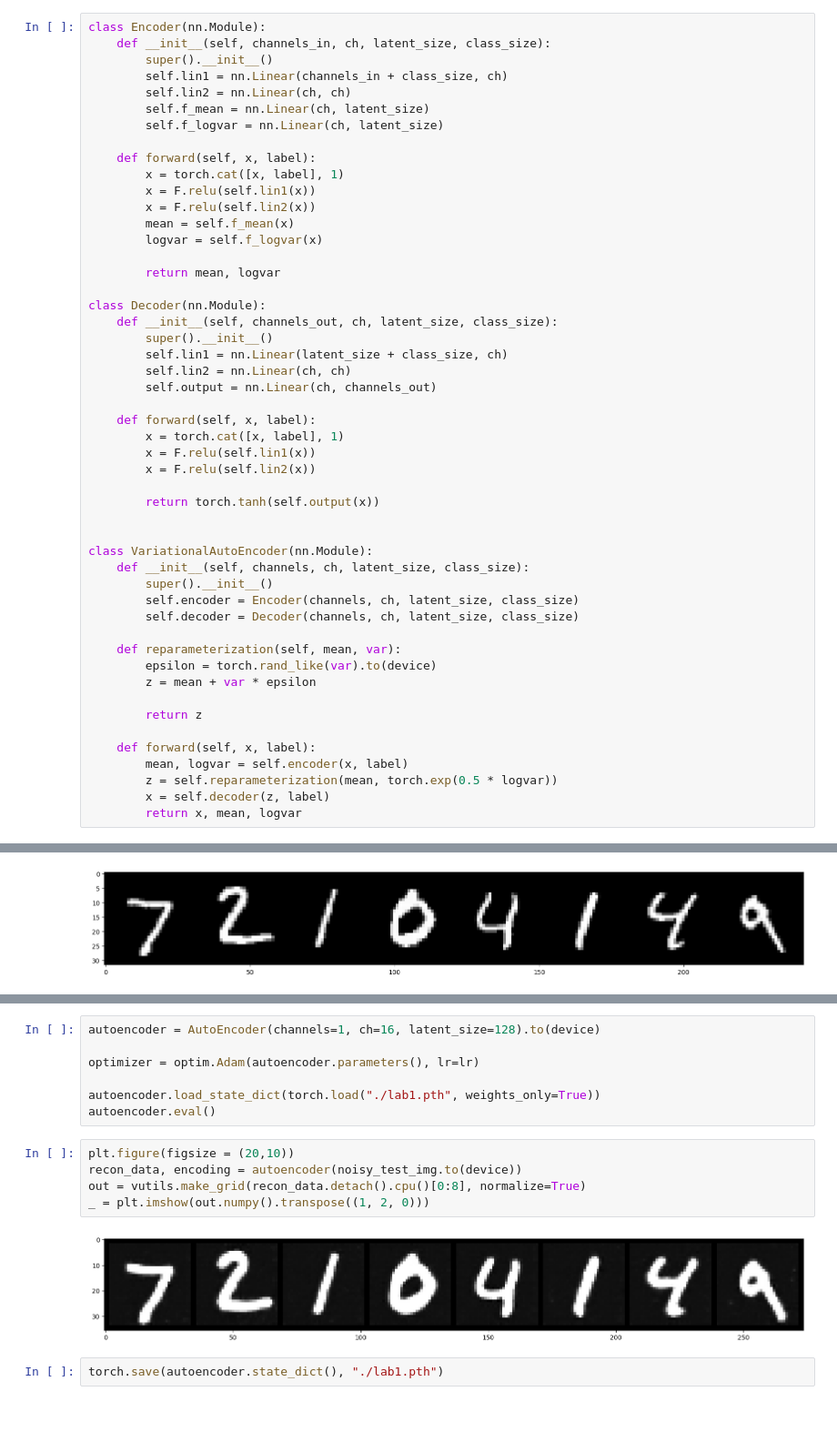
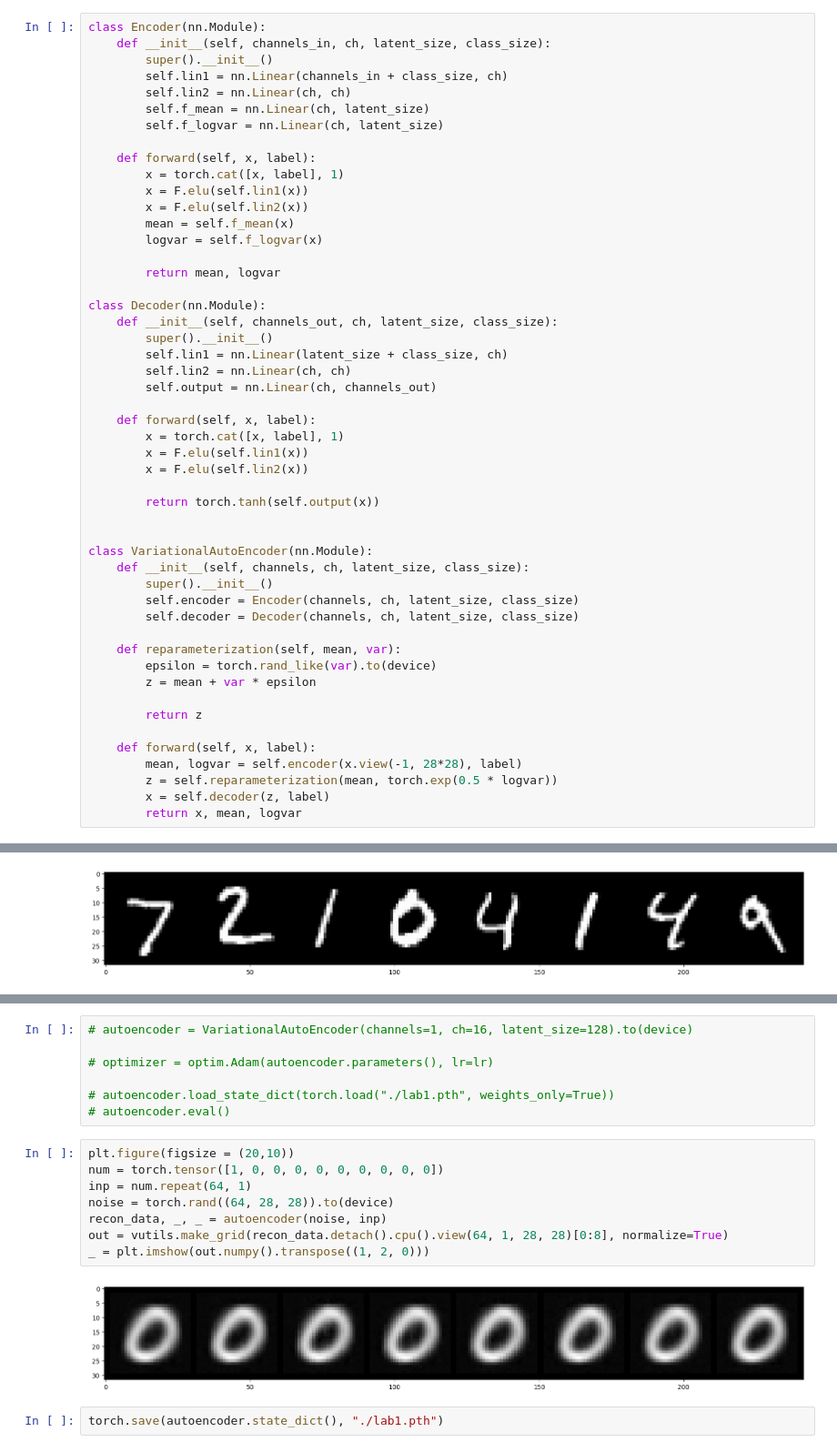
Before and after one commit to HungryM1NT/MTUCI_ml, a Jupyter notebook: lab2/lab2.ipynb, the cells around one changed output, grey strips where cells are left out. Shown: that part at 91% size. Drawn from its saved outputs; the diff is of its cells as text; blank space fills up the shorter version.

```diff
--- a/lab2/lab2.ipynb
+++ b/lab2/lab2.ipynb
@@ -42,8 +42,8 @@ class Encoder(nn.Module):
 
     def forward(self, x, label):
         x = torch.cat([x, label], 1)
-        x = F.relu(self.lin1(x))
-        x = F.relu(self.lin2(x))
+        x = F.elu(self.lin1(x))
+        x = F.elu(self.lin2(x))
         mean = self.f_mean(x)
         logvar = self.f_logvar(x)
 
@@ -58,8 +58,8 @@ class Decoder(nn.Module):
 
     def forward(self, x, label):
         x = torch.cat([x, label], 1)
-        x = F.relu(self.lin1(x))
-        x = F.relu(self.lin2(x))
+        x = F.elu(self.lin1(x))
+        x = F.elu(self.lin2(x))
 
         return torch.tanh(self.output(x))
 
@@ -77,7 +77,7 @@ class VariationalAutoEncoder(nn.Module):
         return z
 
     def forward(self, x, label):
-        mean, logvar = self.encoder(x, label)
+        mean, logvar = self.encoder(x.view(-1, 28*28), label)
         z = self.reparameterization(mean, torch.exp(0.5 * logvar))
         x = self.decoder(z, label)
         return x, mean, logvar
@@ -169,16 +154,19 @@ _ = plt.imshow(out.numpy().transpose((1, 2, 0)))
 # %%
-autoencoder = AutoEncoder(channels=1, ch=16, latent_size=128).to(device)
+# autoencoder = VariationalAutoEncoder(channels=1, ch=16, latent_size=128).to(device)
 
-optimizer = optim.Adam(autoencoder.parameters(), lr=lr)
+# optimizer = optim.Adam(autoencoder.parameters(), lr=lr)
 
-autoencoder.load_state_dict(torch.load("./lab1.pth", weights_only=True))
-autoencoder.eval()
+# autoencoder.load_state_dict(torch.load("./lab1.pth", weights_only=True))
+# autoencoder.eval()
 # %%
 plt.figure(figsize = (20,10))
-recon_data, encoding = autoencoder(noisy_test_img.to(device))
-out = vutils.make_grid(recon_data.detach().cpu()[0:8], normalize=True)
+num = torch.tensor([1, 0, 0, 0, 0, 0, 0, 0, 0, 0])
+inp = num.repeat(64, 1)
+noise = torch.rand((64, 28, 28)).to(device)
+recon_data, _, _ = autoencoder(noise, inp)
+out = vutils.make_grid(recon_data.detach().cpu().view(64, 1, 28, 28)[0:8], normalize=True)
 _ = plt.imshow(out.numpy().transpose((1, 2, 0)))
 # %% [output]
-[figure, old version]
+[figure, new version]
 # %%
 torch.save(autoencoder.state_dict(), "./lab1.pth")
```
Also changed, not shown: parts of 8 cells of this notebook, 1 other file.
